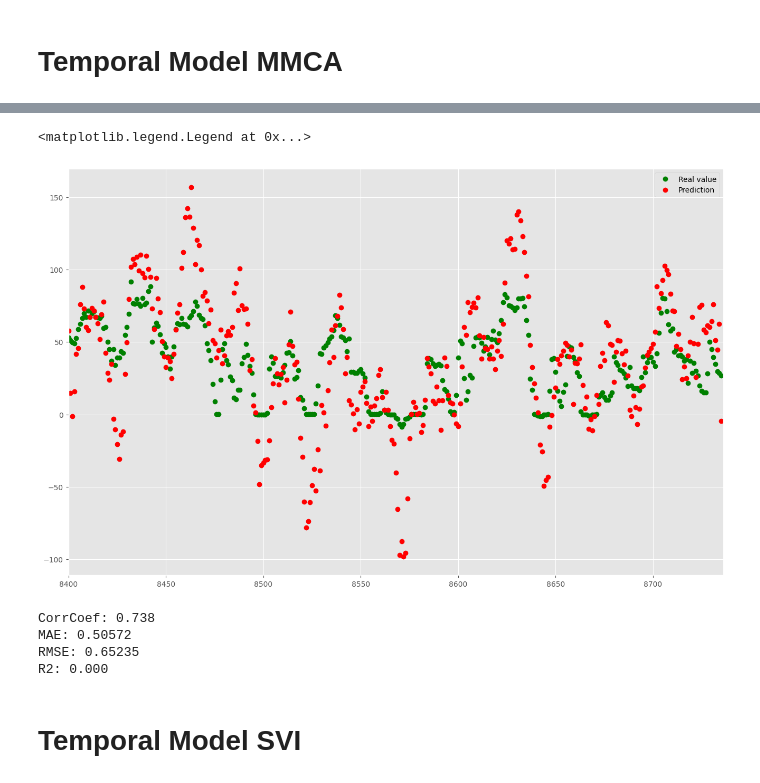
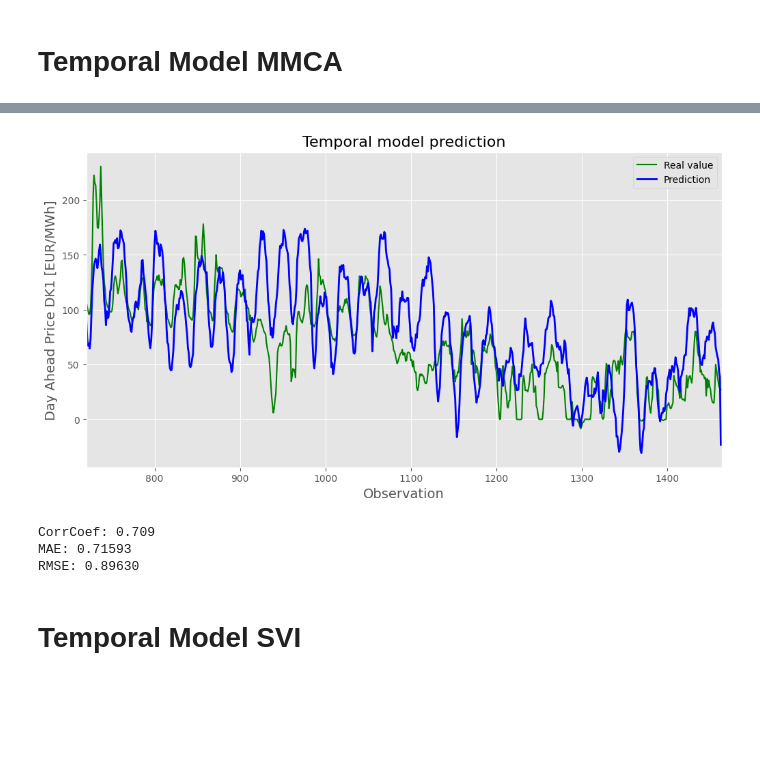
Before and after one commit to SorenBlattBendtsen/model_based, a Jupyter notebook: final_notebook.ipynb, the cells around one changed output, grey strips where cells are left out. Cells and saved outputs as stored; diff of their text form; code cells hidden in the pictures; blank space fills up the shorter version.

Commit message:
Updated notebook and plots

```diff
--- a/final_notebook.ipynb
+++ b/final_notebook.ipynb
@@ -21,15 +21,17 @@ from prepare_country_data import transpose_for_country_code, split_and_normalize
 # %%
 # Load complete dataset
 df = pd.read_csv("data/2023/nordic_energy_data.csv")
-# Apply transformations based on desired bidding zone
+
 df_dk1 = transpose_for_country_code(df, "DK_1")
+
 # Apply cyclical transformation to time
 df_dk1 = cyclical_transformation(df_dk1)
 # Chose desired time period
 df_dk1['Timestamp'] = pd.to_datetime(df_dk1['Timestamp'])
-#df_dk1 = df_dk1[(df_dk1['Timestamp'].dt.month >= 11) & (df_dk1['Timestamp'].dt.month <= 11)]
+#df_dk1 = df_dk1[(df_dk1['Timestamp'].dt.month >= 11) & (df_dk1['Timestamp'].dt.month <= 12)]
+test_days = 31
 # Apply split and normalization based on desired number of test days
-X_train, X_test, y_train, y_test, X_train_mean, X_train_std, y_train_mean, y_train_std = split_and_normalize(df_dk1, test_days=14)
+X_train, X_test, y_train, y_test, X_train_mean, X_train_std, y_train_mean, y_train_std = split_and_normalize(df_dk1, test_days=test_days)
 print('X_train shape:', X_train.shape)
 print('X_test shape:', X_test.shape)
 print('y_train shape:', y_train.shape)
@@ -196,14 +283,19 @@ predictions_temporal_MMCA = y_hat * y_true_std + y_true_mean
 # %%
 y_obs1 = y[ix_obs1]
 y_mis1 = y[ix_mis1]
 
-plt.plot(ix_mis1, (y_mis1*y_true_std) + y_true_mean, "go")
-plt.plot(ix_mis1, (y_hat*y_true_std) + y_true_mean, "ro")
+plt.figure(figsize=(12,6))
+plt.plot(ix_mis1, (y_mis1*y_true_std) + y_true_mean, color = 'green')
+plt.plot(ix_mis1, (y_hat*y_true_std) + y_true_mean, color = 'blue', linewidth=2)
+plt.xlabel("Observation", fontsize=14)
+plt.ylabel("Day Ahead Price DK1 [EUR/MWh]", fontsize=14)
 plt.xlim([T - len(y_test), T])
 plt.legend(["Real value", "Prediction"])
+plt.title("Temporal model prediction", fontsize=16)
+plt.savefig('plots/temporal_model_prediction.png', bbox_inches='tight')
+plt.show()
 # %% [output]
-<matplotlib.legend.Legend at 0x...>
-[figure, old version]
+[figure, new version]
 # %%
 def compute_error(trues, predicted):
     import numpy
@@ -215,12 +307,11 @@ def compute_error(trues, predicted):
     return corr, mae, rae, rmse, r2
 # %%
 corr, mae, rae, rmse, r2 = compute_error(y_mis1, y_hat)
-print("CorrCoef: %.3f\nMAE: %.5f\nRMSE: %.5f\nR2: %.3f" % (corr, mae, rmse, r2))
+print("CorrCoef: %.3f\nMAE: %.5f\nRMSE: %.5f" % (corr, mae, rmse))
 # %% [output]
-CorrCoef: 0.738
-MAE: 0.50572
-RMSE: 0.65235
-R2: 0.000
+CorrCoef: 0.709
+MAE: 0.71593
+RMSE: 0.89630
 # %% [markdown]
 # Temporal Model SVI
 # %% [markdown]
```
Also changed, not shown: parts of 35 cells of this notebook, 20 other files.
